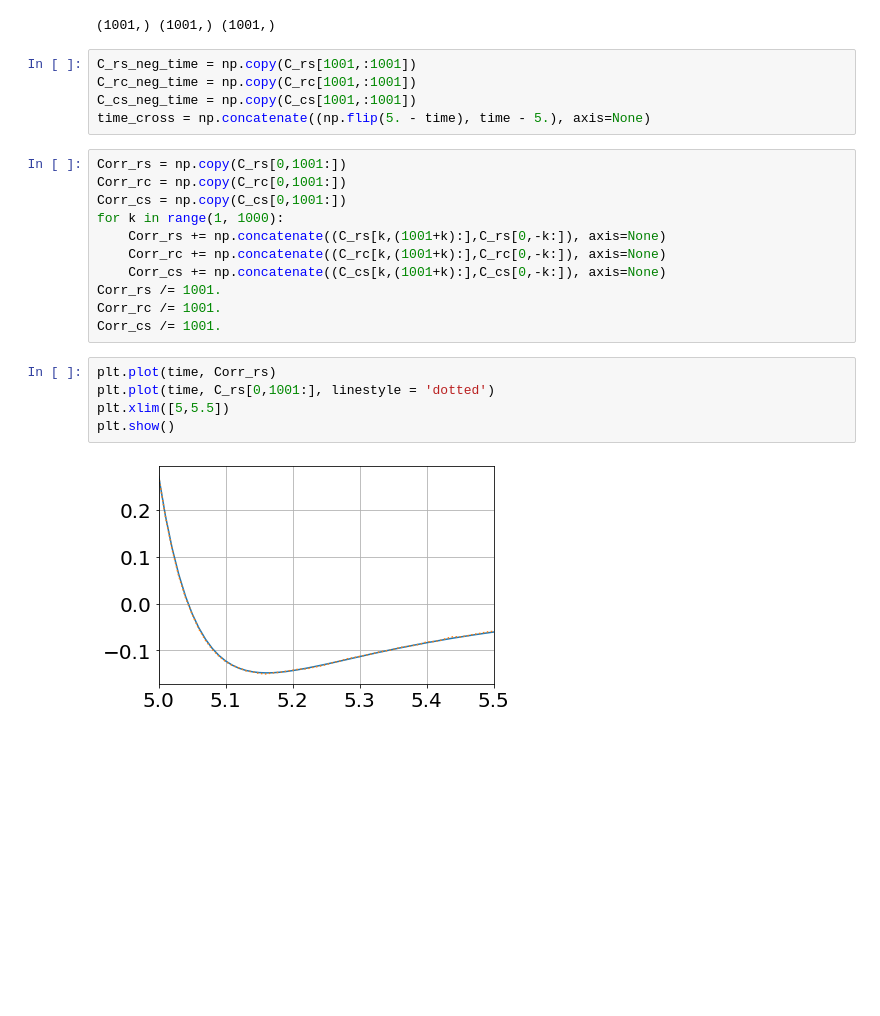
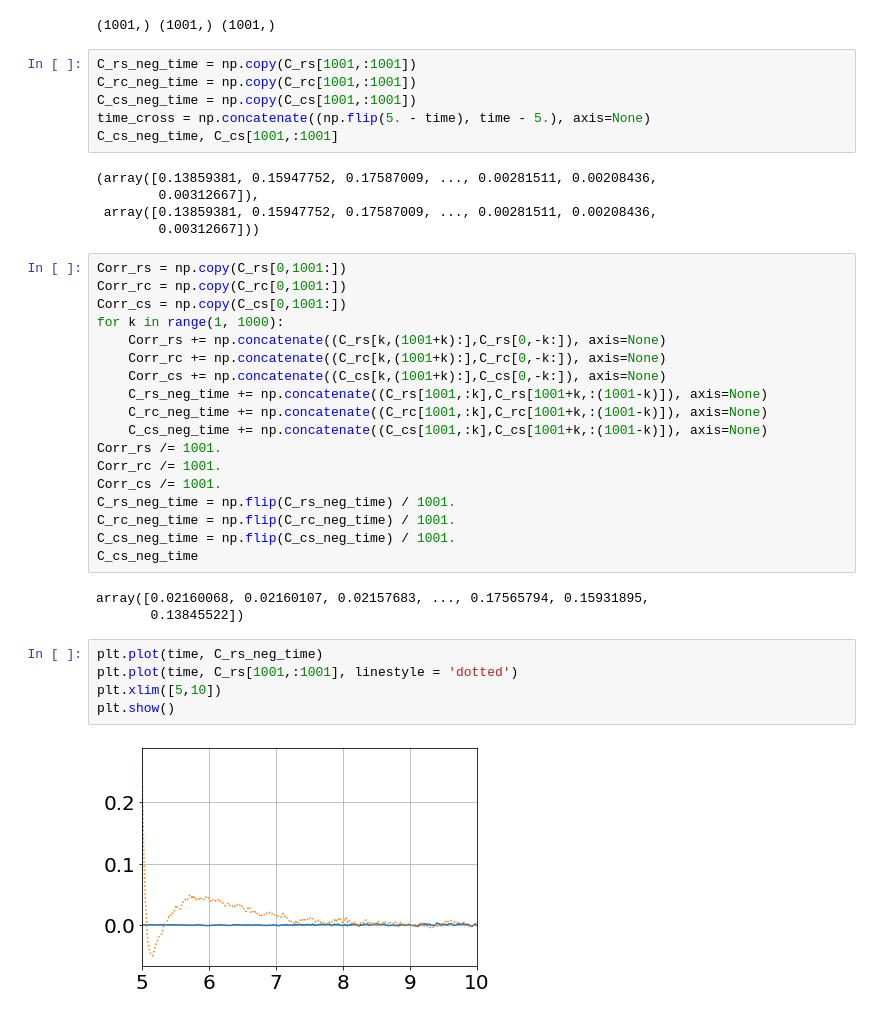
Before and after one commit to yfardella/Gillespie, a Jupyter notebook: Simple_plot_copy.ipynb, the cells around one changed output. Saved outputs shown, nothing was run; the diff lists cells and outputs as text; blank space fills up the shorter version.

```diff
--- a/Simple_plot_copy.ipynb
+++ b/Simple_plot_copy.ipynb
@@ -122,6 +122,12 @@ C_rs_neg_time = np.copy(C_rs[1001,:1001])
 C_rc_neg_time = np.copy(C_rc[1001,:1001])
 C_cs_neg_time = np.copy(C_cs[1001,:1001])
 time_cross = np.concatenate((np.flip(5. - time), time - 5.), axis=None)
+C_cs_neg_time, C_cs[1001,:1001]
+# %% [output]
+(array([0.13859381, 0.15947752, 0.17587009, ..., 0.00281511, 0.00208436,
+        0.00312667]),
+ array([0.13859381, 0.15947752, 0.17587009, ..., 0.00281511, 0.00208436,
+        0.00312667]))
 # %%
 Corr_rs = np.copy(C_rs[0,1001:])
 Corr_rc = np.copy(C_rc[0,1001:])
@@ -130,16 +136,26 @@ for k in range(1, 1000):
     Corr_rs += np.concatenate((C_rs[k,(1001+k):],C_rs[0,-k:]), axis=None)
     Corr_rc += np.concatenate((C_rc[k,(1001+k):],C_rc[0,-k:]), axis=None)
     Corr_cs += np.concatenate((C_cs[k,(1001+k):],C_cs[0,-k:]), axis=None)
+    C_rs_neg_time += np.concatenate((C_rs[1001,:k],C_rs[1001+k,:(1001-k)]), axis=None)
+    C_rc_neg_time += np.concatenate((C_rc[1001,:k],C_rc[1001+k,:(1001-k)]), axis=None)
+    C_cs_neg_time += np.concatenate((C_cs[1001,:k],C_cs[1001+k,:(1001-k)]), axis=None)
 Corr_rs /= 1001.
 Corr_rc /= 1001.
 Corr_cs /= 1001.
+C_rs_neg_time = np.flip(C_rs_neg_time) / 1001.
+C_rc_neg_time = np.flip(C_rc_neg_time) / 1001.
+C_cs_neg_time = np.flip(C_cs_neg_time) / 1001.
+C_cs_neg_time
+# %% [output]
+array([0.02160068, 0.02160107, 0.02157683, ..., 0.17565794, 0.15931895,
+       0.13845522])
 # %%
-plt.plot(time, Corr_rs)
-plt.plot(time, C_rs[0,1001:], linestyle = 'dotted')
-plt.xlim([5,5.5])
+plt.plot(time, C_rs_neg_time)
+plt.plot(time, C_rs[1001,:1001], linestyle = 'dotted')
+plt.xlim([5,10])
 plt.show()
 # %% [output]
-[figure, old version]
+[figure, new version]
 # %%
 fig, axs = plt.subplots(3,figsize=(15, 15))
 # fig.suptitle('Vertically stacked subplots')
```
Also changed, not shown: parts of 1 cell of this notebook, 1 other file.
